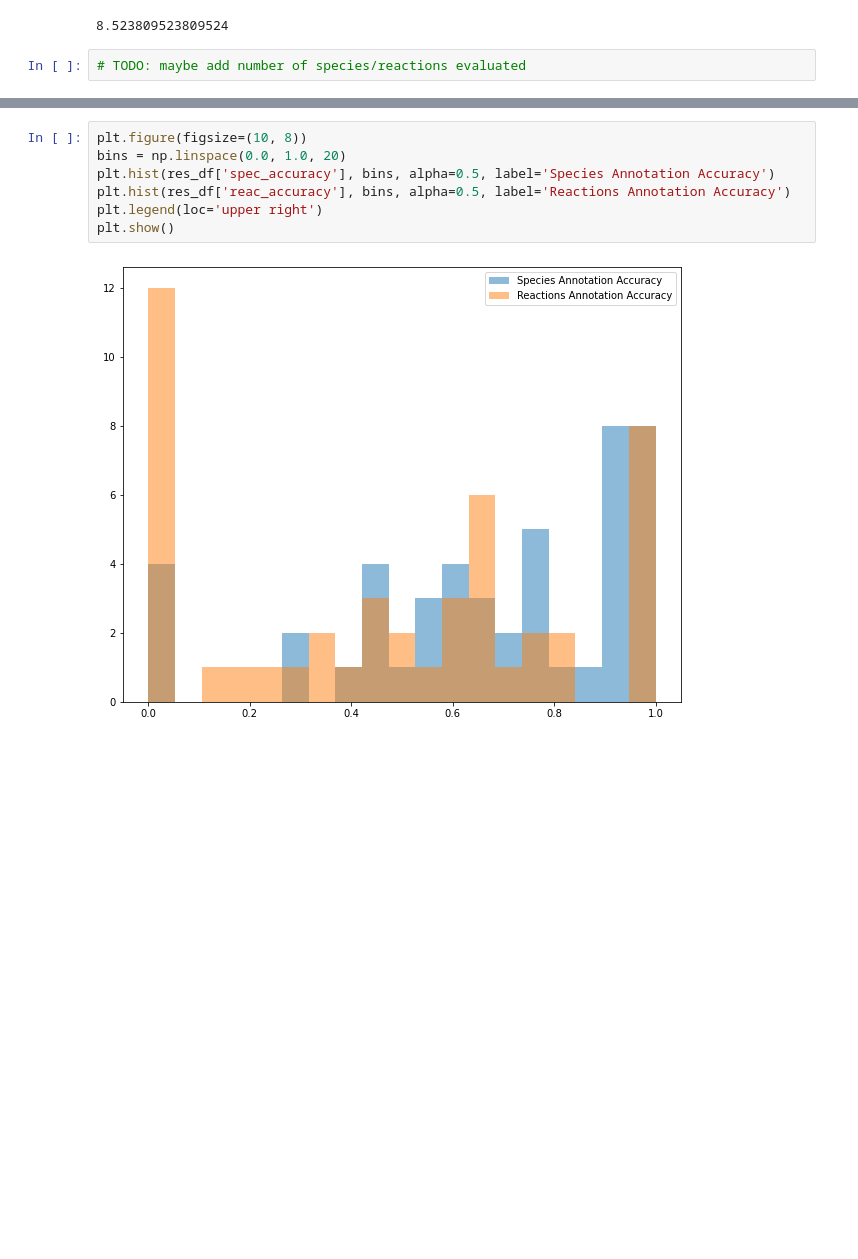
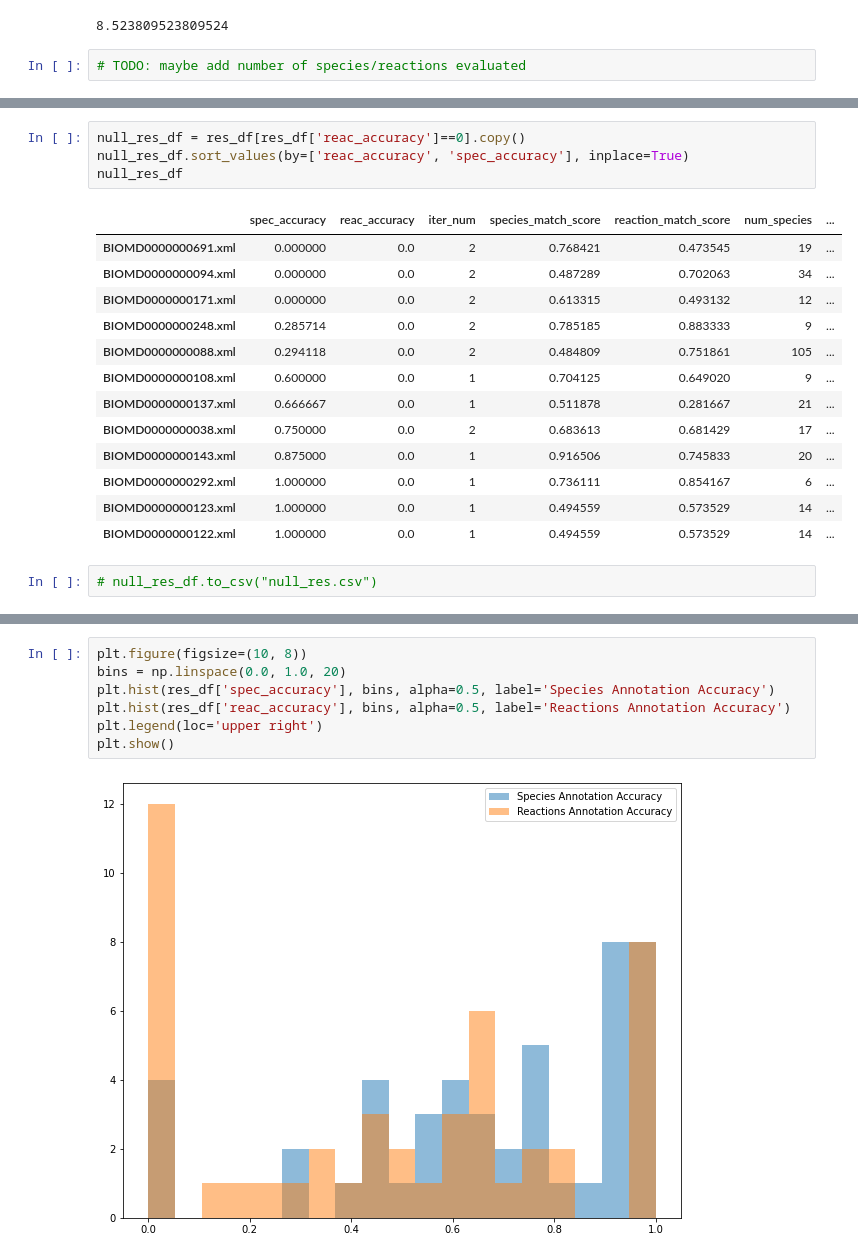
Before and after one commit to woosubs/annotation_recommender, a Jupyter notebook: notebook/test_annotation_class.ipynb, the cells around one changed output, grey strips where cells are left out. Drawn from its saved outputs; the diff is of its cells as text; blank space fills up the shorter version.

```diff
--- a/notebook/test_annotation_class.ipynb
+++ b/notebook/test_annotation_class.ipynb
@@ -204,0 +205,20 @@ res_df
+# %%
+null_res_df = res_df[res_df['reac_accuracy']==0].copy()
+null_res_df.sort_values(by=['reac_accuracy', 'spec_accuracy'], inplace=True)
+null_res_df
+# %% [output]
+|  | spec_accuracy | reac_accuracy | iter_num | species_match_score | reaction_match_score | num_species | ... |
+| BIOMD0000000691.xml | 0.000000 | 0.0 | 2 | 0.768421 | 0.473545 | 19 | ... |
+| BIOMD0000000094.xml | 0.000000 | 0.0 | 2 | 0.487289 | 0.702063 | 34 | ... |
+| BIOMD0000000171.xml | 0.000000 | 0.0 | 2 | 0.613315 | 0.493132 | 12 | ... |
+| BIOMD0000000248.xml | 0.285714 | 0.0 | 2 | 0.785185 | 0.883333 | 9 | ... |
+| BIOMD0000000088.xml | 0.294118 | 0.0 | 2 | 0.484809 | 0.751861 | 105 | ... |
+| BIOMD0000000108.xml | 0.600000 | 0.0 | 1 | 0.704125 | 0.649020 | 9 | ... |
+| BIOMD0000000137.xml | 0.666667 | 0.0 | 1 | 0.511878 | 0.281667 | 21 | ... |
+| BIOMD0000000038.xml | 0.750000 | 0.0 | 2 | 0.683613 | 0.681429 | 17 | ... |
+| BIOMD0000000143.xml | 0.875000 | 0.0 | 1 | 0.916506 | 0.745833 | 20 | ... |
+| BIOMD0000000292.xml | 1.000000 | 0.0 | 1 | 0.736111 | 0.854167 | 6 | ... |
+| BIOMD0000000123.xml | 1.000000 | 0.0 | 1 | 0.494559 | 0.573529 | 14 | ... |
+| BIOMD0000000122.xml | 1.000000 | 0.0 | 1 | 0.494559 | 0.573529 | 14 | ... |
+# %%
+# null_res_df.to_csv("null_res.csv")
```
Also changed, not shown: parts of 33 cells of this notebook, 15 other files.
